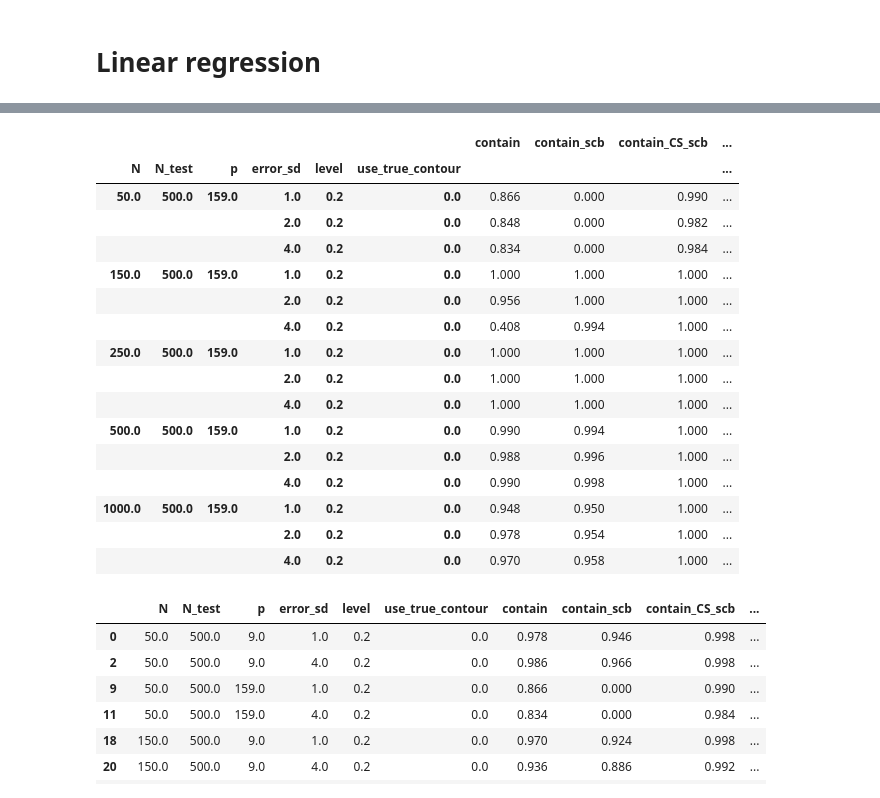
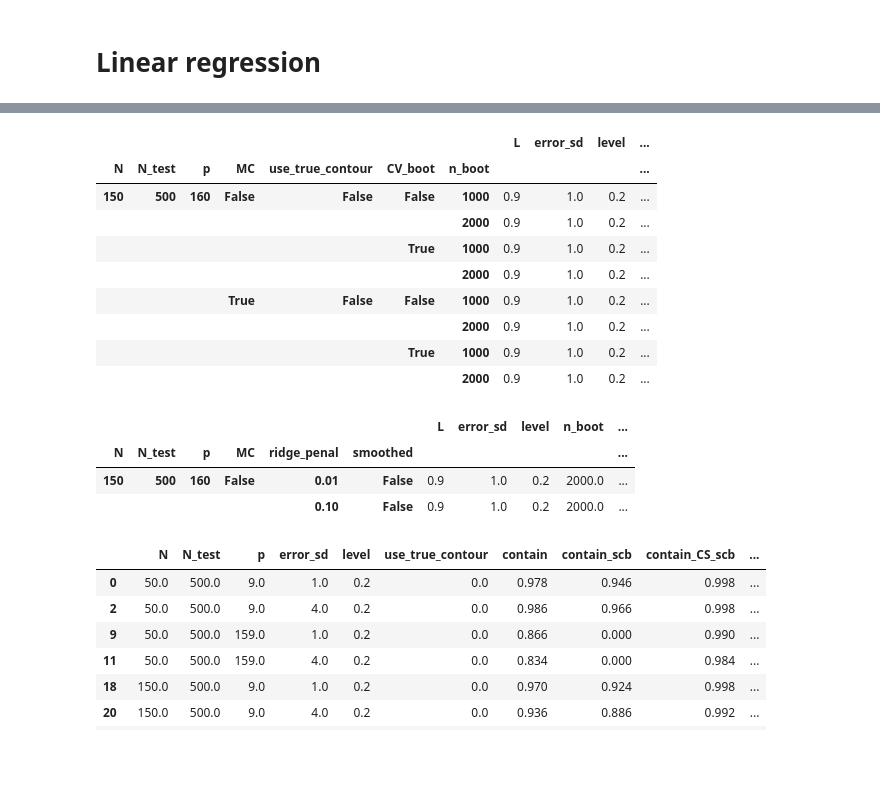
Before and after one commit to junting-ren/model_uncertainty_using_feature_confidence_set, a Jupyter notebook: notebooks/clean_sim.ipynb, the cells around one changed output, grey strips where cells are left out. Drawn from its saved outputs; the diff is of its cells as text; code cells hidden in the pictures; blank space fills up the shorter version.

```diff
--- a/notebooks/clean_sim.ipynb
+++ b/notebooks/clean_sim.ipynb
@@ -30,4 +30,5 @@ true_set_points_num    248.532000
 dtype: float64
 # %%
 # Confidence set
-sim_result = pd.read_csv('sim_results_13112022.csv')
+sim_result = pd.read_csv('../functions/sim_results_ridge_test18012023.csv')
+sim_result
@@ -34,26 +49,28 @@ sim_result = pd.read_csv('sim_results_13112022.csv')
+# %%
+sim_result = sim_result[sim_result.ridge_penal!=0.1]
+sim_result.groupby(['N', 'N_test', 'p', 'MC',  'use_true_contour','CV_boot','n_boot']).mean()
+# %% [output]
+|  |  |  |  |  |  |  | L | error_sd | level | ... |
+| N | N_test | p | MC | use_true_contour | CV_boot | n_boot |  |  |  | ... |
+| 150 | 500 | 160 | False | False | False | 1000 | 0.9 | 1.0 | 0.2 | ... |
+|  |  |  |  |  |  | 2000 | 0.9 | 1.0 | 0.2 | ... |
+|  |  |  |  |  | True | 1000 | 0.9 | 1.0 | 0.2 | ... |
+|  |  |  |  |  |  | 2000 | 0.9 | 1.0 | 0.2 | ... |
+|  |  |  | True | False | False | 1000 | 0.9 | 1.0 | 0.2 | ... |
+|  |  |  |  |  |  | 2000 | 0.9 | 1.0 | 0.2 | ... |
+|  |  |  |  |  | True | 1000 | 0.9 | 1.0 | 0.2 | ... |
+|  |  |  |  |  |  | 2000 | 0.9 | 1.0 | 0.2 | ... |
 # %%
 sim_result = sim_result[sim_result.contain != -1]
 sim_result = sim_result[sim_result.use_true_contour == 0]
+sim_result = sim_result[sim_result.ridge_penal==0.1]
 # %%
-sim_result[sim_result.p==159].groupby(['N', 'N_test', 'p', 'error_sd', 'level', 'use_true_contour']).mean()
+sim_result.groupby(['N', 'N_test', 'p', 'MC', 'ridge_penal', 'smoothed']).mean()
 # %% [output]
-|  |  |  |  |  |  | contain | contain_scb | contain_CS_scb | ... |
-| N | N_test | p | error_sd | level | use_true_contour |  |  |  | ... |
-| 50.0 | 500.0 | 159.0 | 1.0 | 0.2 | 0.0 | 0.866 | 0.000 | 0.990 | ... |
-|  |  |  | 2.0 | 0.2 | 0.0 | 0.848 | 0.000 | 0.982 | ... |
-|  |  |  | 4.0 | 0.2 | 0.0 | 0.834 | 0.000 | 0.984 | ... |
-| 150.0 | 500.0 | 159.0 | 1.0 | 0.2 | 0.0 | 1.000 | 1.000 | 1.000 | ... |
-|  |  |  | 2.0 | 0.2 | 0.0 | 0.956 | 1.000 | 1.000 | ... |
-|  |  |  | 4.0 | 0.2 | 0.0 | 0.408 | 0.994 | 1.000 | ... |
-| 250.0 | 500.0 | 159.0 | 1.0 | 0.2 | 0.0 | 1.000 | 1.000 | 1.000 | ... |
-|  |  |  | 2.0 | 0.2 | 0.0 | 1.000 | 1.000 | 1.000 | ... |
-|  |  |  | 4.0 | 0.2 | 0.0 | 1.000 | 1.000 | 1.000 | ... |
-| 500.0 | 500.0 | 159.0 | 1.0 | 0.2 | 0.0 | 0.990 | 0.994 | 1.000 | ... |
-|  |  |  | 2.0 | 0.2 | 0.0 | 0.988 | 0.996 | 1.000 | ... |
-|  |  |  | 4.0 | 0.2 | 0.0 | 0.990 | 0.998 | 1.000 | ... |
-| 1000.0 | 500.0 | 159.0 | 1.0 | 0.2 | 0.0 | 0.948 | 0.950 | 1.000 | ... |
-|  |  |  | 2.0 | 0.2 | 0.0 | 0.978 | 0.954 | 1.000 | ... |
-|  |  |  | 4.0 | 0.2 | 0.0 | 0.970 | 0.958 | 1.000 | ... |
+|  |  |  |  |  |  | L | error_sd | level | n_boot | ... |
+| N | N_test | p | MC | ridge_penal | smoothed |  |  |  |  | ... |
+| 150 | 500 | 160 | False | 0.01 | False | 0.9 | 1.0 | 0.2 | 2000.0 | ... |
+|  |  |  |  | 0.10 | False | 0.9 | 1.0 | 0.2 | 2000.0 | ... |
 # %%
 df_plot = sim_result.groupby(['N', 'N_test', 'p', 'error_sd', 'level', 'use_true_contour']).mean().reset_index()
 df_plot['group'] = 'Number of Covariates:'+df_plot["p"].astype(str)+'; '+ 'Noise SD: '+df_plot["error_sd"].astype(str)
```
Also changed, not shown: parts of 2 cells of this notebook.
